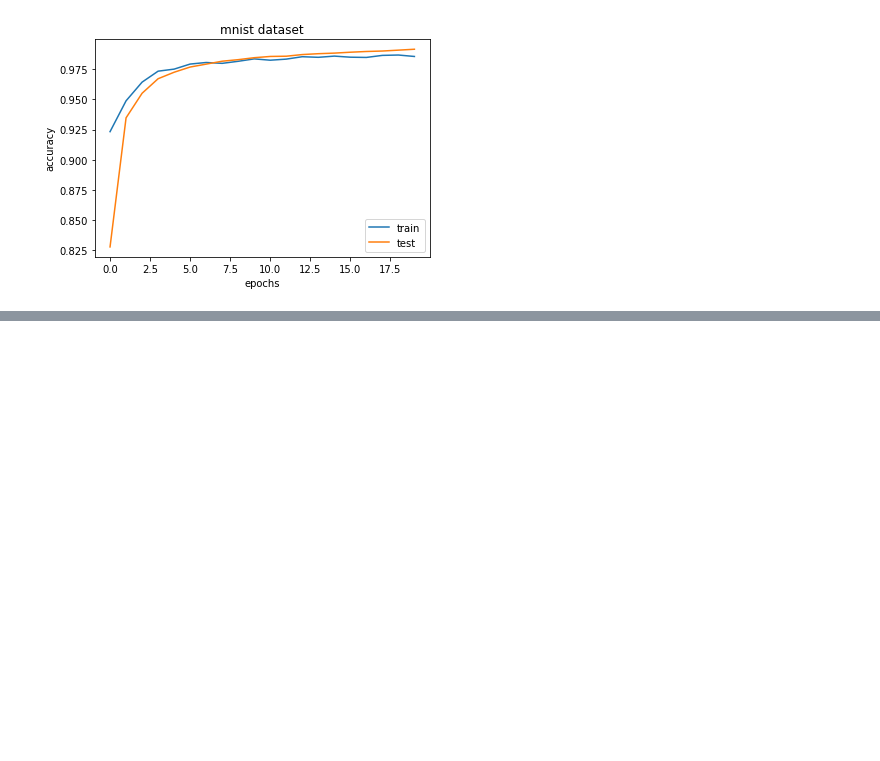
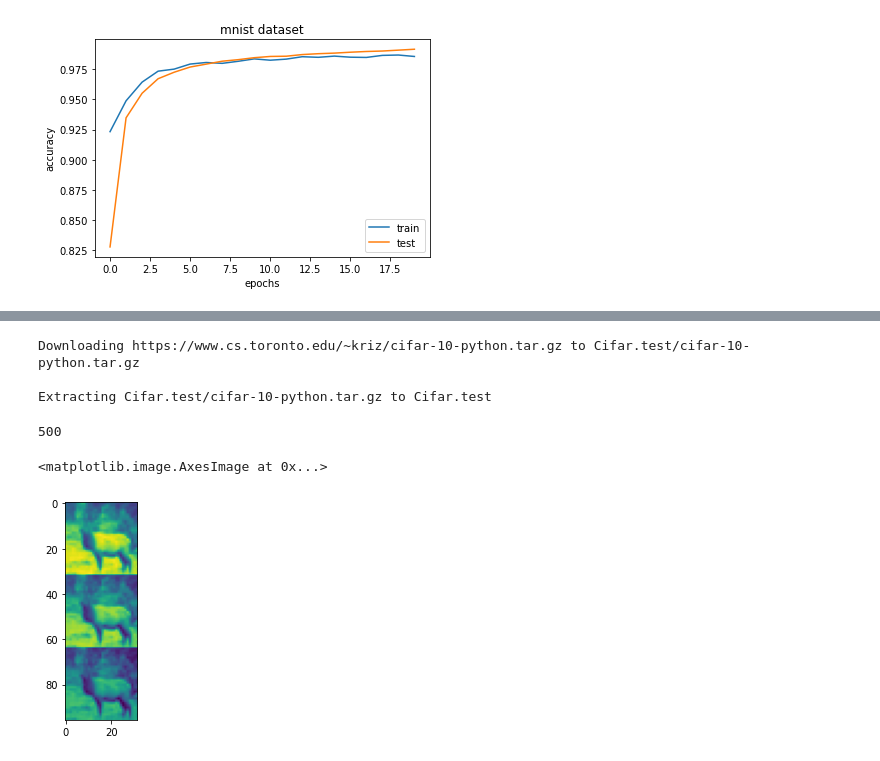
Before and after one commit to Beh-noush/General-Python, a Jupyter notebook: FCNN.ipynb, the cells around one changed output, grey strips where cells are left out. Drawn from its saved outputs; the diff is of its cells as text; code cells hidden in the pictures; blank space fills up the shorter version.

```diff
--- a/FCNN.ipynb
+++ b/FCNN.ipynb
@@ -558,0 +562,6 @@ plt.legend()
+# %%
+cifar10_test = datasets.CIFAR10(root =  'Cifar.test'  , train = False, transform= transformations, download= True)
+# %% [output]
+Downloading https://www.cs.toronto.edu/~kriz/cifar-10-python.tar.gz to Cifar.test/cifar-10-python.tar.gz
+
+Extracting Cifar.test/cifar-10-python.tar.gz to Cifar.test
@@ -558,0 +570,11 @@ plt.legend()
+# %%
+len(list(CIFAR_loaded))
+# %% [output]
+500
+# %%
+first_image = list(CIFAR)[0][0]
+# %%
+plt.imshow(first_image[1].view(96,32))#, cmap = 'gray')
+# %% [output]
+<matplotlib.image.AxesImage at 0x...>
+[figure, added]
```
Also changed, not shown: parts of 31 cells of this notebook.
